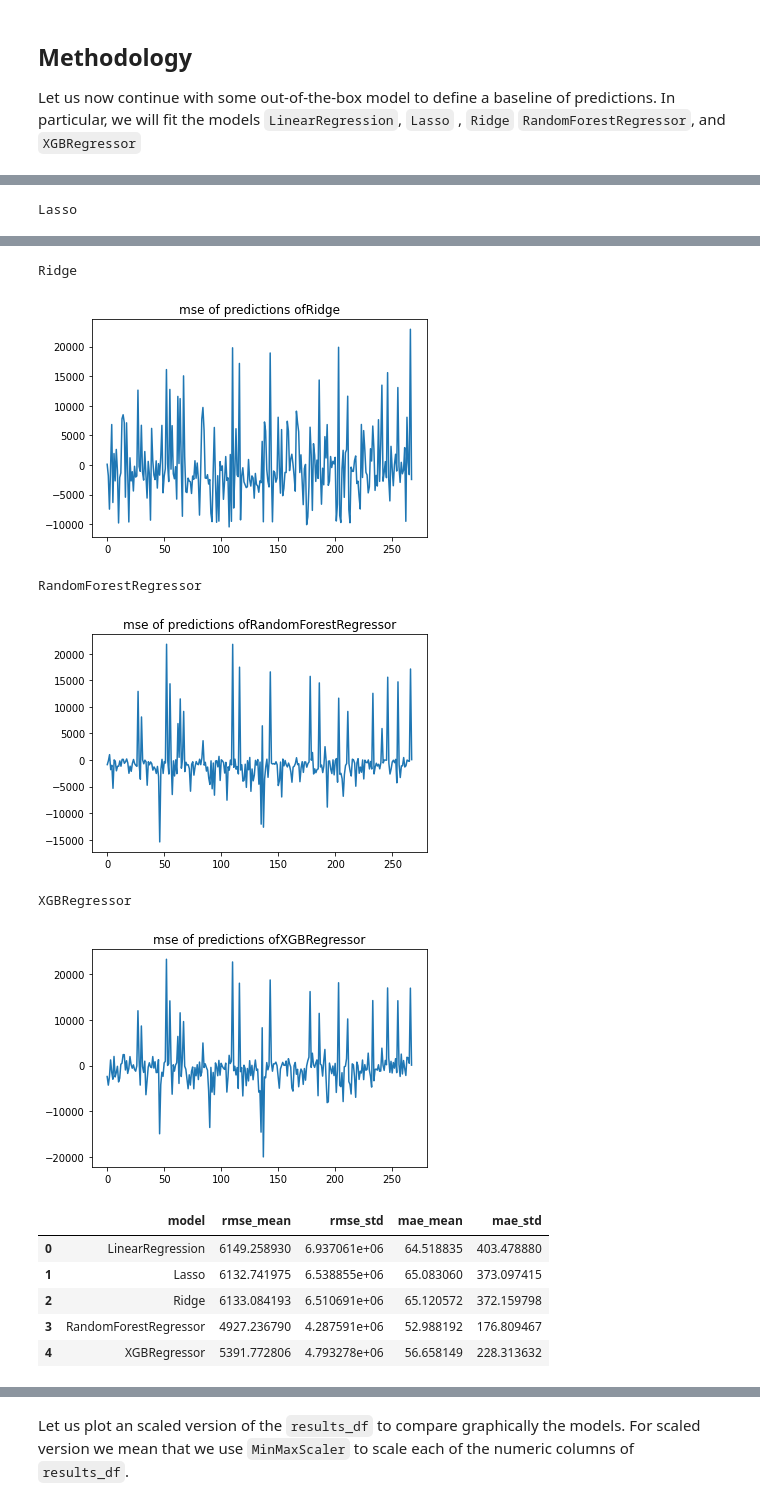
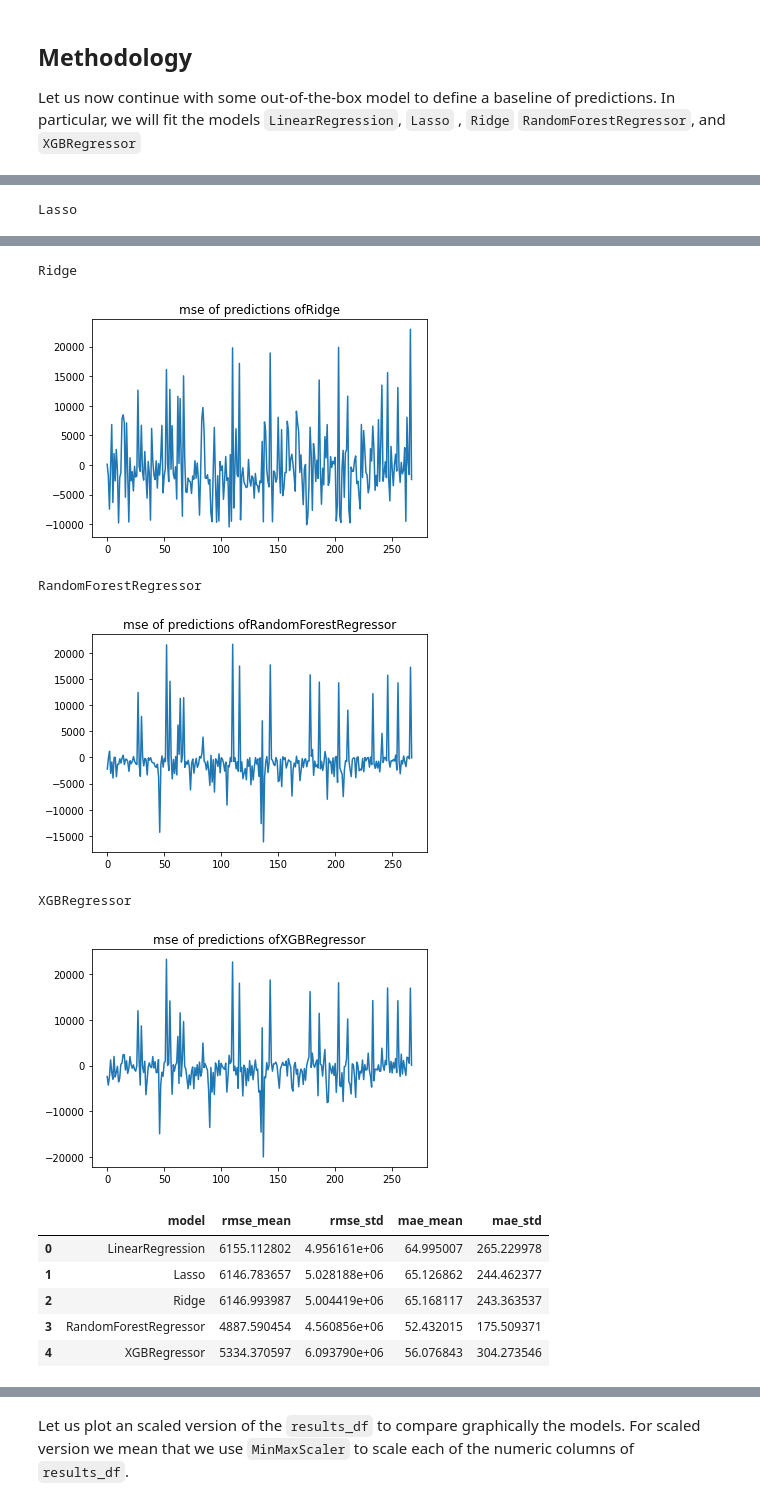
Before and after one commit to ArrigoCoen/Insurance_expenses_prediction, a Jupyter notebook: medical-cost-personal-datasets.ipynb, the cells around one changed output, grey strips where cells are left out. Cells and saved outputs as stored; diff of their text form; code cells hidden in the pictures.

```diff
--- a/medical-cost-personal-datasets.ipynb
+++ b/medical-cost-personal-datasets.ipynb
@@ -99,7 +178,7 @@ c_scores
 Let us now continue with some out-of-the-box model to define a baseline of predictions. In particular, we will fit the
 models `LinearRegression`, `Lasso` , `Ridge` `RandomForestRegressor`, and `XGBRegressor`
 # %%
-def model_results(model, results_df, model_name=None):
+def model_results(model, results_df, model_name=None, verbose=0):
     """
     Given a model this function updats the dataframe results_df with the model's cross-validation (CV) results. This
     function also plots the errors with respect to the X_test and y_test sets.
@@ -117,7 +196,9 @@ def model_results(model, results_df, model_name=None):
     # Pipeline to do a cross validation
     pipe = make_pipeline(column_trans, model)
     # Results of the CV
-    c_scores = cross_validate(pipe, X_train, y_train, cv=10,scoring=['neg_mean_absolute_error', 'neg_mean_squared_error'])
+    c_scores = cross_validate(pipe, X_train, y_train, cv=5,
+                              scoring=['neg_mean_absolute_error', 'neg_mean_squared_error'],
+                              verbose=verbose, n_jobs=-1)
     # Extracting CV results
     mse_mean = np.sqrt(np.array(-c_scores['test_neg_mean_squared_error'])).mean()
     mse_std = c_scores['test_neg_mean_squared_error'].std()
@@ -130,39 +211,48 @@ def model_results(model, results_df, model_name=None):
     pipe.fit(X_train, y_train)
     y_pred = pipe.predict(X_test)
     plt.plot(np.array(y_test)-y_pred)
     plt.title("mse of predictions of"+model_name)
     plt.show()
     # This if take cares of the case when resuls_df is empty
     if results_df.iloc[0,0]== 0:
         results_df.loc[0] = new_row
     else:
         results_df.loc[len(results_df.index)] = new_row
     return results_df
 
+def normalized_bar_plot(results_df):
+    normalized_df = results_df.copy()
+    normalized_df.iloc[:,1:]=(results_df.iloc[:,1:].copy())/results_df.iloc[:,1:].max()
+    normalized_df.plot(x="model", y=['rmse_mean', 'rmse_std', 'mae_mean', 'mae_std'], kind="bar")
+    # plt.ylim([0,2])
+    plt.title("Equivalent magnitudes of results")
+    plt.legend(loc='center left', bbox_to_anchor=(1, 0.5))
+    plt.show()
+
 col_results = ['model', 'rmse_mean', 'rmse_std', 'mae_mean', 'mae_std']
 models = [LinearRegression(), Lasso(), Ridge(), RandomForestRegressor(), XGBRegressor()]
 # models = [LinearRegression(), Lasso(), Ridge()]
 results_df = pd.DataFrame(np.zeros([1,len(col_results)]), columns=col_results)
 
 for i, model in enumerate(models):
     results_df = model_results(model, results_df)
 
 
 results_df
 # %% [output]
 LinearRegression
 [figure]
 Lasso
 [figure]
 Ridge
 [figure]
 RandomForestRegressor
-[figure, old version]
+[figure, new version]
 XGBRegressor
 [figure]
 |  | model | rmse_mean | rmse_std | mae_mean | mae_std |
-| 0 | LinearRegression | 6149.258930 | 6.937061e+06 | 64.518835 | 403.478880 |
-| 1 | Lasso | 6132.741975 | 6.538855e+06 | 65.083060 | 373.097415 |
-| 2 | Ridge | 6133.084193 | 6.510691e+06 | 65.120572 | 372.159798 |
-| 3 | RandomForestRegressor | 4927.236790 | 4.287591e+06 | 52.988192 | 176.809467 |
-| 4 | XGBRegressor | 5391.772806 | 4.793278e+06 | 56.658149 | 228.313632 |
+| 0 | LinearRegression | 6155.112802 | 4.956161e+06 | 64.995007 | 265.229978 |
+| 1 | Lasso | 6146.783657 | 5.028188e+06 | 65.126862 | 244.462377 |
+| 2 | Ridge | 6146.993987 | 5.004419e+06 | 65.168117 | 243.363537 |
+| 3 | RandomForestRegressor | 4887.590454 | 4.560856e+06 | 52.432015 | 175.509371 |
+| 4 | XGBRegressor | 5334.370597 | 6.093790e+06 | 56.076843 | 304.273546 |
```
Also changed, not shown: parts of 50 cells of this notebook.
